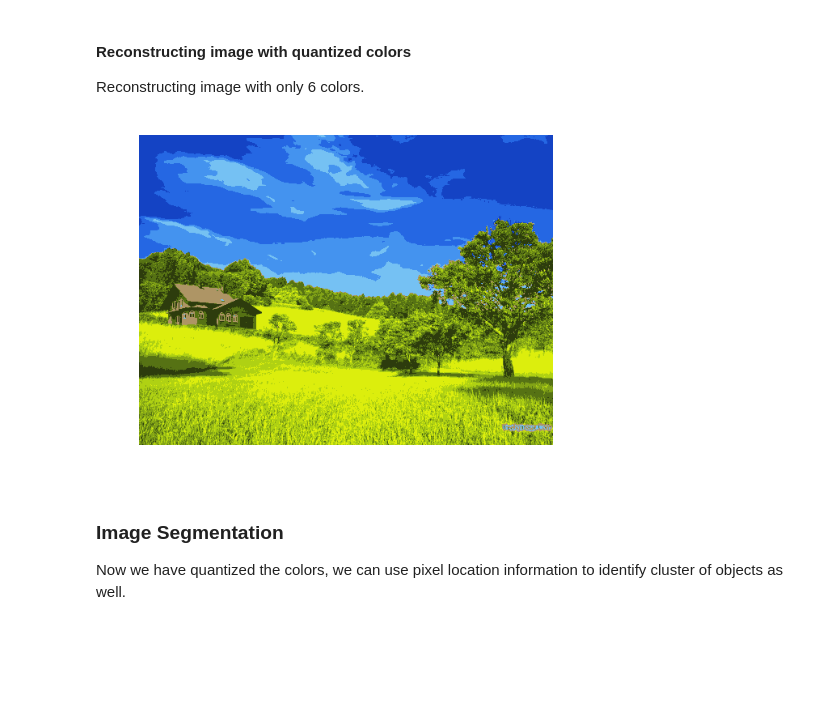
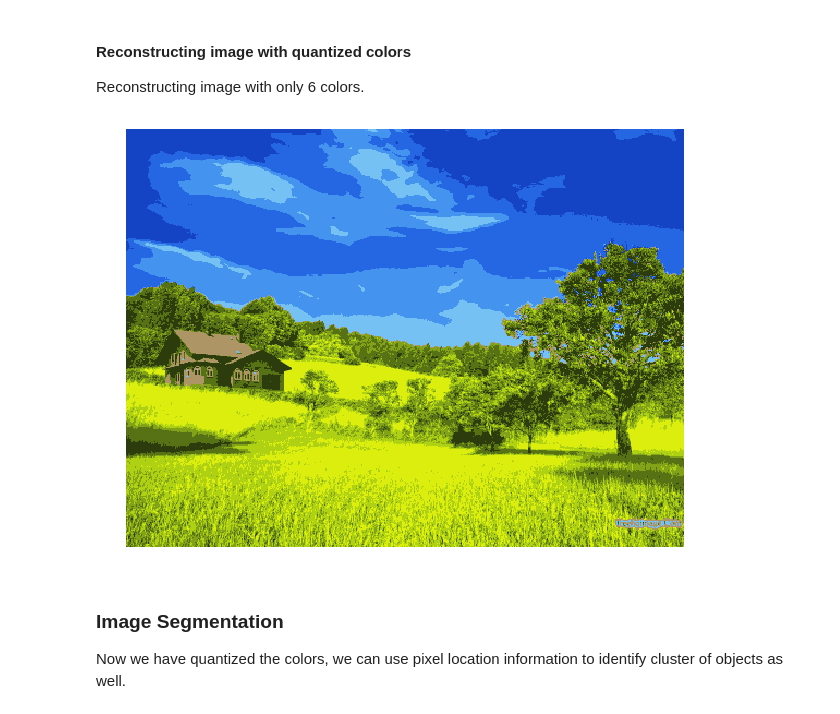
Before and after one commit to KimiaLab/SYDE-522, a Jupyter notebook: Tutorials/tut3.ipynb, the cells around one changed output. Cells and saved outputs as stored; diff of their text form; code cells hidden in the pictures; blank space fills up the shorter version.

```diff
--- a/Tutorials/tut3.ipynb
+++ b/Tutorials/tut3.ipynb
@@ -240,13 +250,14 @@ Reconstructing image with only 6 colors.
 # %%
 def reconstruct_image(n_colors=2):
     kmns = KMeans(n_clusters=n_colors, random_state=random_state)
     kmns.fit(cvecs)
     plt.imshow(kmns.cluster_centers_[kmns.labels_].reshape(img.shape))
     plt.axis('off')
 
+plt.figure(figsize=(10, 10))
 reconstruct_image(10)
 # %% [output]
-[figure, old version]
+[figure, new version]
 # %% [markdown]
 ### Image Segmentation
 
```
Also changed, not shown: parts of 35 cells of this notebook.
